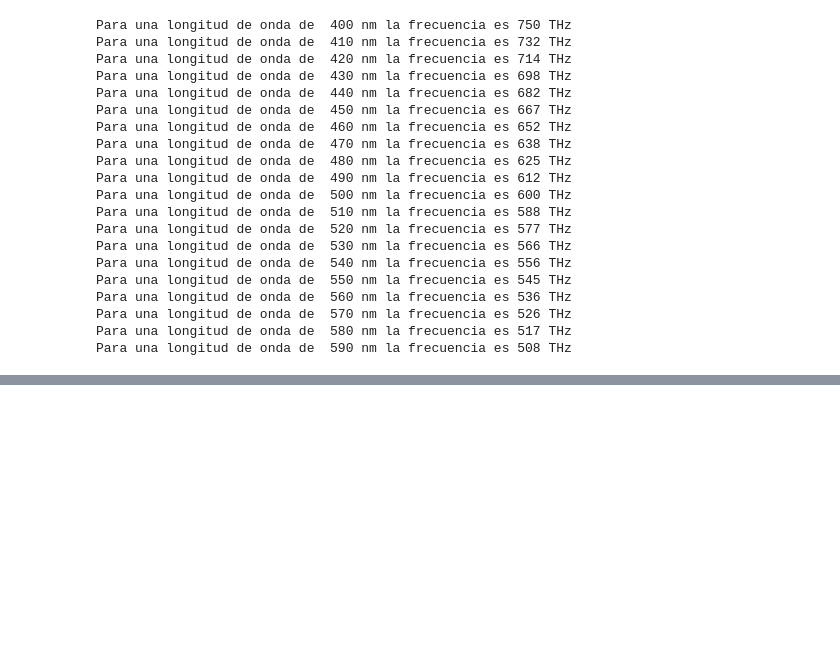
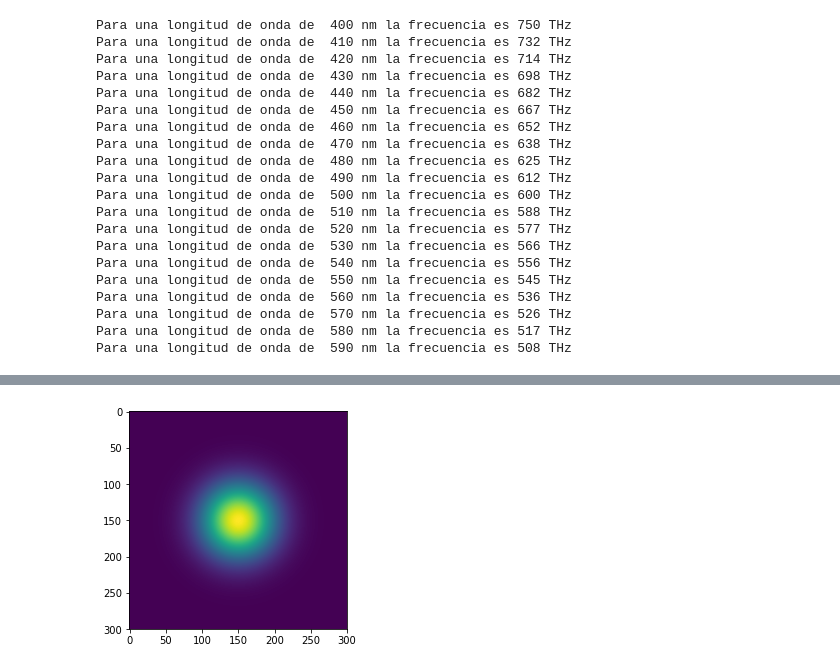
Before and after one commit to napoles-uach/clusters, a Jupyter notebook: CursoNapoles.ipynb, the cells around one changed output, grey strips where cells are left out. Drawn from its saved outputs; the diff is of its cells as text; code cells hidden in the pictures; blank space fills up the shorter version.

```diff
--- a/CursoNapoles.ipynb
+++ b/CursoNapoles.ipynb
@@ -245,0 +344,14 @@ Para una longitud de onda de  590 nm la frecuencia es 508 THz
+# %%
+import matplotlib.pyplot as plt
+import numpy as np
+%matplotlib inline
+
+dx = 0.02
+x = y = np.arange(-3.0, 3.0, dx)
+X, Y = np.meshgrid(x, y)
+# normal distribution
+Z = np.exp(-X**2 - Y**2)
+plt.imshow(Z, interpolation='bilinear')
+plt.show()
+# %% [output]
+[figure, added]
```
Also changed, not shown: parts of 24 cells of this notebook.
